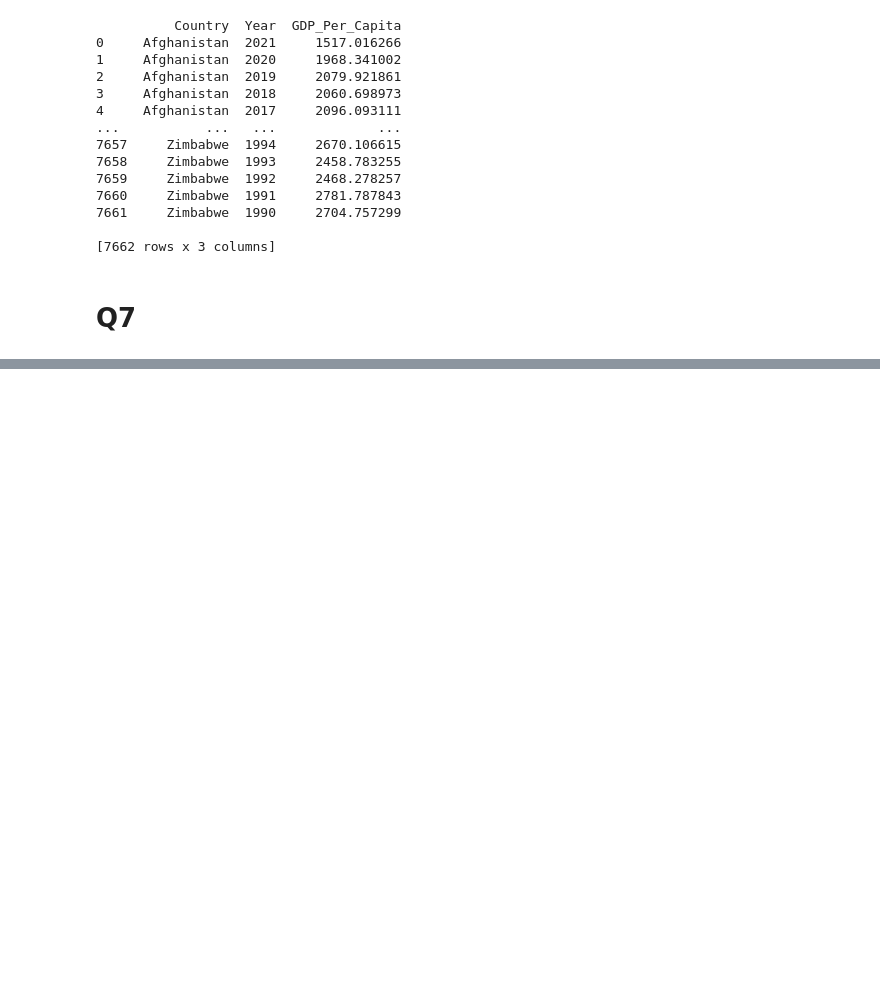
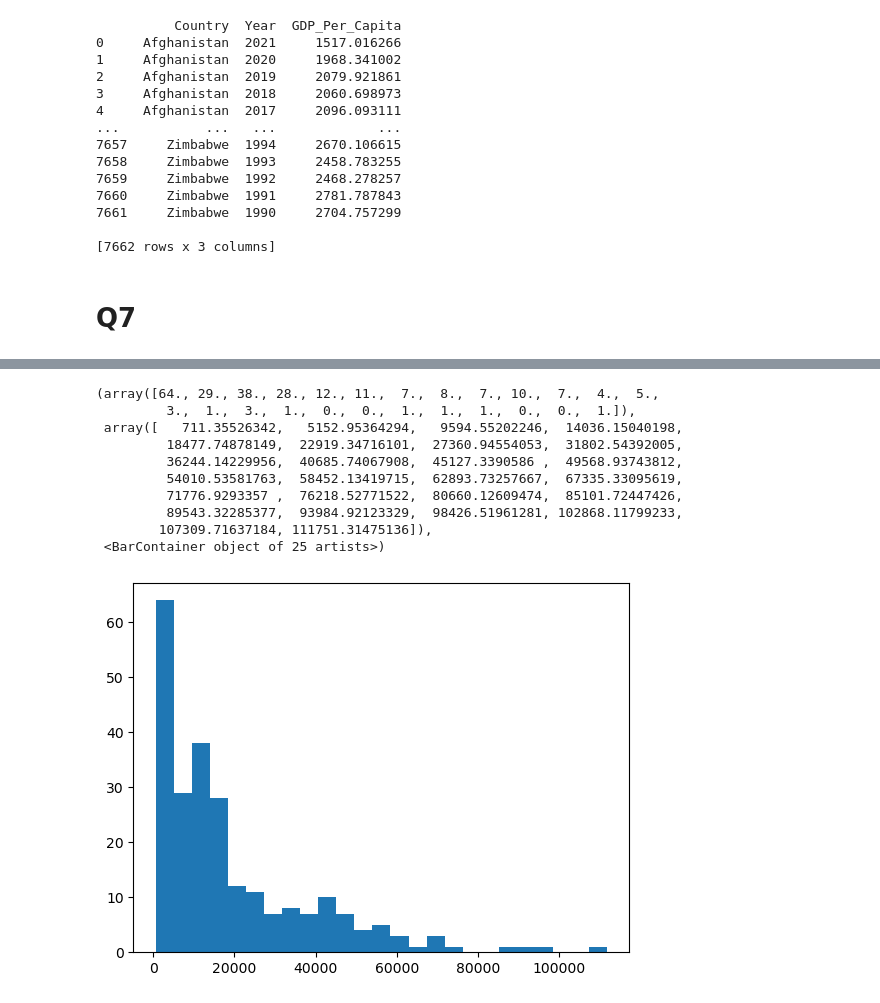
Before and after one commit to NSS-Data-Analytics-Cohort-11/undata-jmcapps, a Jupyter notebook: notebook/UN_data_analysis_DA11.ipynb, the cells around one changed output, grey strips where cells are left out. Drawn from its saved outputs; the diff is of its cells as text; code cells hidden in the pictures; blank space fills up the shorter version.

```diff
--- a/notebook/UN_data_analysis_DA11.ipynb
+++ b/notebook/UN_data_analysis_DA11.ipynb
@@ -81,0 +108,3 @@ print(gdp_df)
+# %%
+year_2020 = gdp_df[gdp_df['Year'] == 2020].sort_values('GDP_Per_Capita', ascending=False)
+year_2020
@@ -81,0 +125,14 @@ print(gdp_df)
+# %%
+plt.hist(year_2020.GDP_Per_Capita, bins=25)
+# %% [output]
+(array([64., 29., 38., 28., 12., 11.,  7.,  8.,  7., 10.,  7.,  4.,  5.,
+         3.,  1.,  3.,  1.,  0.,  0.,  1.,  1.,  1.,  0.,  0.,  1.]),
+ array([   711.35526342,   5152.95364294,   9594.55202246,  14036.15040198,
+         18477.74878149,  22919.34716101,  27360.94554053,  31802.54392005,
+         36244.14229956,  40685.74067908,  45127.3390586 ,  49568.93743812,
+         54010.53581763,  58452.13419715,  62893.73257667,  67335.33095619,
+         71776.9293357 ,  76218.52771522,  80660.12609474,  85101.72447426,
+         89543.32285377,  93984.92123329,  98426.51961281, 102868.11799233,
+        107309.71637184, 111751.31475136]),
+ <BarContainer object of 25 artists>)
+[figure, added]
```
Also changed, not shown: parts of 13 cells of this notebook.
